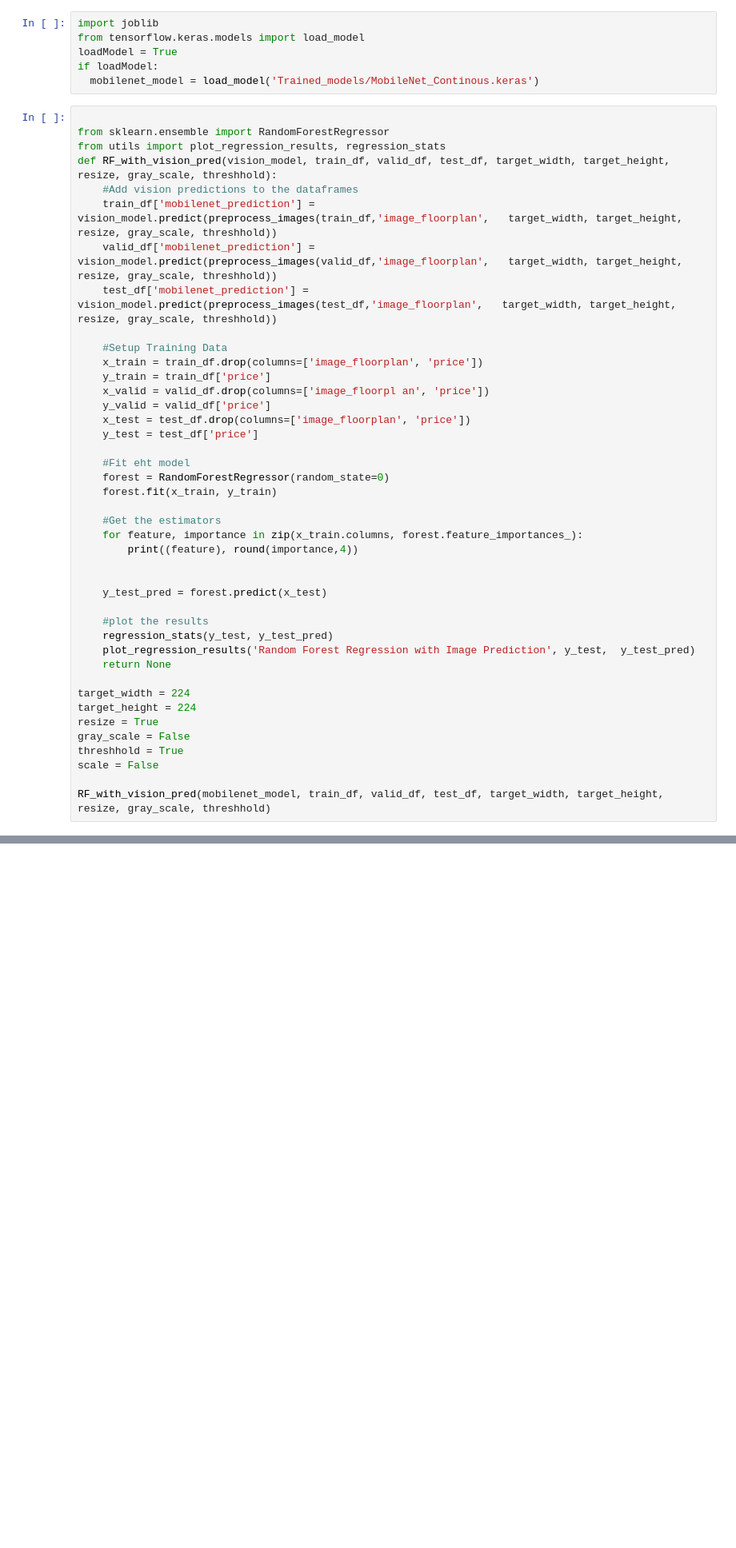
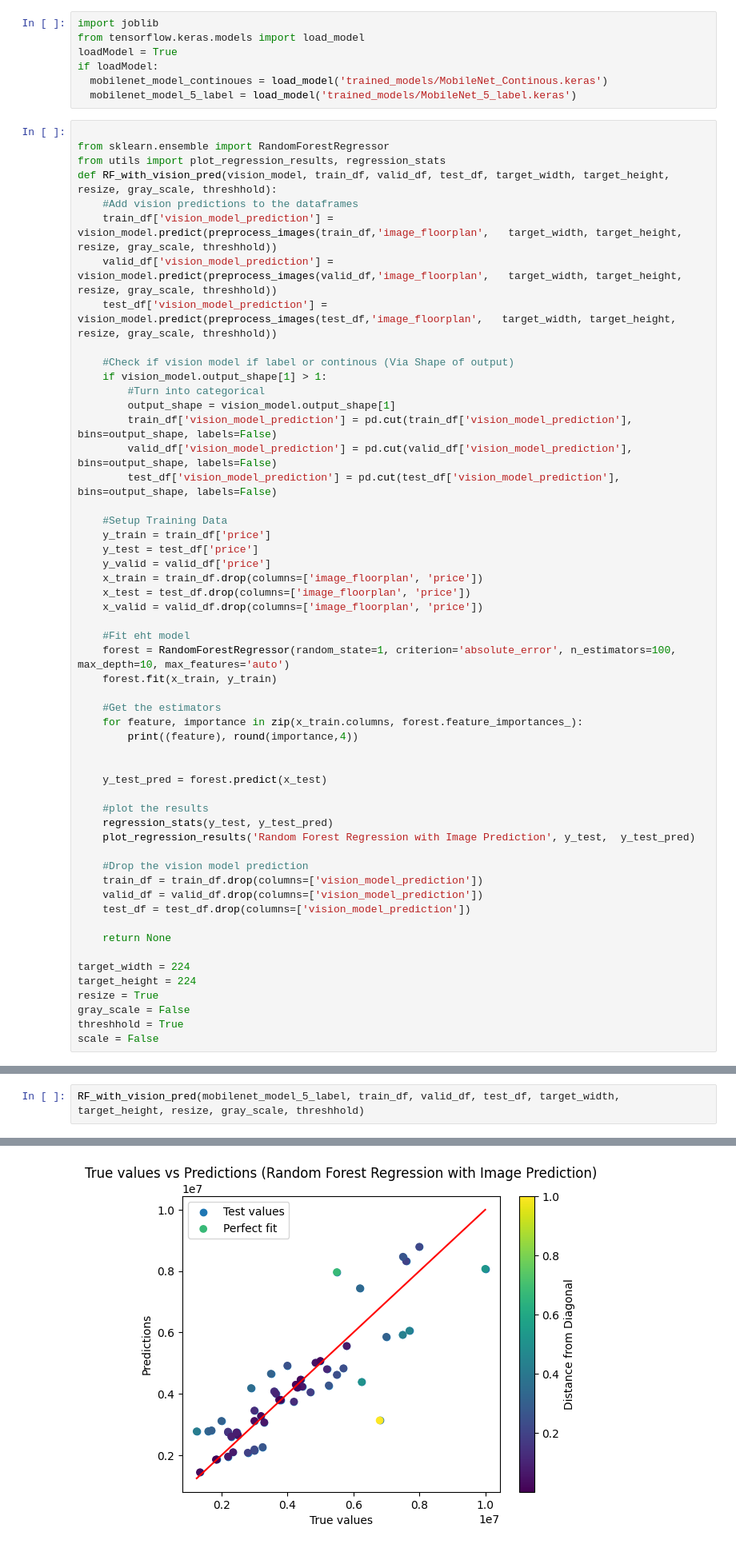
Before and after one commit to besplago/thesis-house-price-estimation, a Jupyter notebook: Ensemble.ipynb, the cells around one changed output, grey strips where cells are left out. Shown: that part at 80% size. Drawn from its saved outputs; the diff is of its cells as text; blank space fills up the shorter version.

Commit message:
Added Vision Transformer and changes to ensemble

```diff
--- a/Ensemble.ipynb
+++ b/Ensemble.ipynb
@@ -58,27 +59,36 @@ import joblib
 from tensorflow.keras.models import load_model
 loadModel = True
 if loadModel:
-  mobilenet_model = load_model('Trained_models/MobileNet_Continous.keras')
+  mobilenet_model_continoues = load_model('trained_models/MobileNet_Continous.keras')
+  mobilenet_model_5_label = load_model('trained_models/MobileNet_5_label.keras')
 # %%
 
 from sklearn.ensemble import RandomForestRegressor
 from utils import plot_regression_results, regression_stats
 def RF_with_vision_pred(vision_model, train_df, valid_df, test_df, target_width, target_height, resize, gray_scale, threshhold):
     #Add vision predictions to the dataframes
-    train_df['mobilenet_prediction'] = vision_model.predict(preprocess_images(train_df,'image_floorplan',   target_width, target_height, resize, gray_scale, threshhold))
-    valid_df['mobilenet_prediction'] = vision_model.predict(preprocess_images(valid_df,'image_floorplan',   target_width, target_height, resize, gray_scale, threshhold))
-    test_df['mobilenet_prediction'] = vision_model.predict(preprocess_images(test_df,'image_floorplan',   target_width, target_height, resize, gray_scale, threshhold))
+    train_df['vision_model_prediction'] = vision_model.predict(preprocess_images(train_df,'image_floorplan',   target_width, target_height, resize, gray_scale, threshhold))
+    valid_df['vision_model_prediction'] = vision_model.predict(preprocess_images(valid_df,'image_floorplan',   target_width, target_height, resize, gray_scale, threshhold))
+    test_df['vision_model_prediction'] = vision_model.predict(preprocess_images(test_df,'image_floorplan',   target_width, target_height, resize, gray_scale, threshhold))
+
+    #Check if vision model if label or continous (Via Shape of output)
+    if vision_model.output_shape[1] > 1:
+        #Turn into categorical
+        output_shape = vision_model.output_shape[1]
+        train_df['vision_model_prediction'] = pd.cut(train_df['vision_model_prediction'], bins=output_shape, labels=False)
+        valid_df['vision_model_prediction'] = pd.cut(valid_df['vision_model_prediction'], bins=output_shape, labels=False)
+        test_df['vision_model_prediction'] = pd.cut(test_df['vision_model_prediction'], bins=output_shape, labels=False)
 
     #Setup Training Data
+    y_train = train_df['price']
+    y_test = test_df['price']
+    y_valid = valid_df['price']
     x_train = train_df.drop(columns=['image_floorplan', 'price'])
-    y_train = train_df['price']
-    x_valid = valid_df.drop(columns=['image_floorpl an', 'price'])
-    y_valid = valid_df['price']
     x_test = test_df.drop(columns=['image_floorplan', 'price'])
-    y_test = test_df['price']
+    x_valid = valid_df.drop(columns=['image_floorplan', 'price'])
 
     #Fit eht model
-    forest = RandomForestRegressor(random_state=0)
+    forest = RandomForestRegressor(random_state=1, criterion='absolute_error', n_estimators=100, max_depth=10, max_features='auto')
     forest.fit(x_train, y_train)
 
     #Get the estimators
@@ -91,6 +101,12 @@ def RF_with_vision_pred(vision_model, train_df, valid_df, test_df, target_width,
     #plot the results
     regression_stats(y_test, y_test_pred)
     plot_regression_results('Random Forest Regression with Image Prediction', y_test,  y_test_pred)
+
+    #Drop the vision model prediction
+    train_df = train_df.drop(columns=['vision_model_prediction'])
+    valid_df = valid_df.drop(columns=['vision_model_prediction'])
+    test_df = test_df.drop(columns=['vision_model_prediction'])
+
     return None
 
 target_width = 224
@@ -99,5 +115,3 @@ resize = True
 gray_scale = False
 threshhold = True
 scale = False
-
-RF_with_vision_pred(mobilenet_model, train_df, valid_df, test_df, target_width, target_height, resize, gray_scale, threshhold)
@@ -121,0 +118,3 @@ R^2: 0.740176915266467
+# %%
+RF_with_vision_pred(mobilenet_model_5_label, train_df, valid_df, test_df, target_width, target_height, resize, gray_scale, threshhold)
+# %% [output]
@@ -121,0 +136 @@ R^2: 0.740176915266467
+[figure, added]
```
Also changed, not shown: parts of 8 cells of this notebook.
